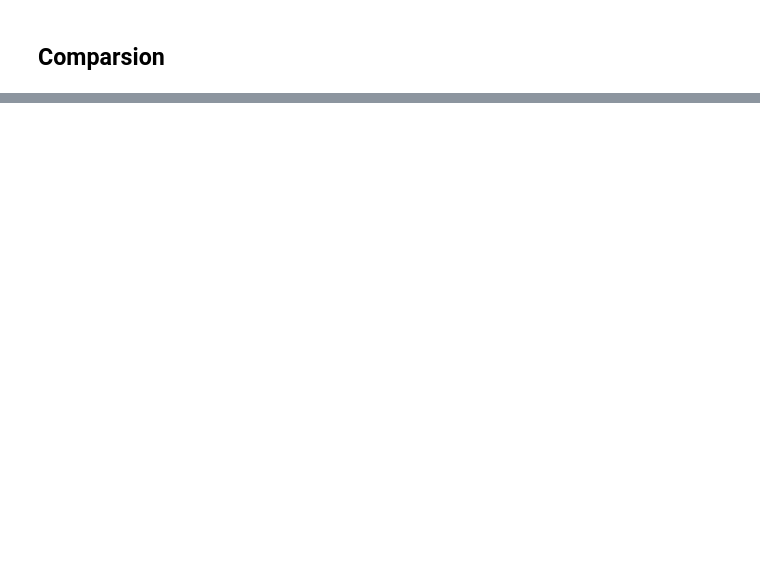
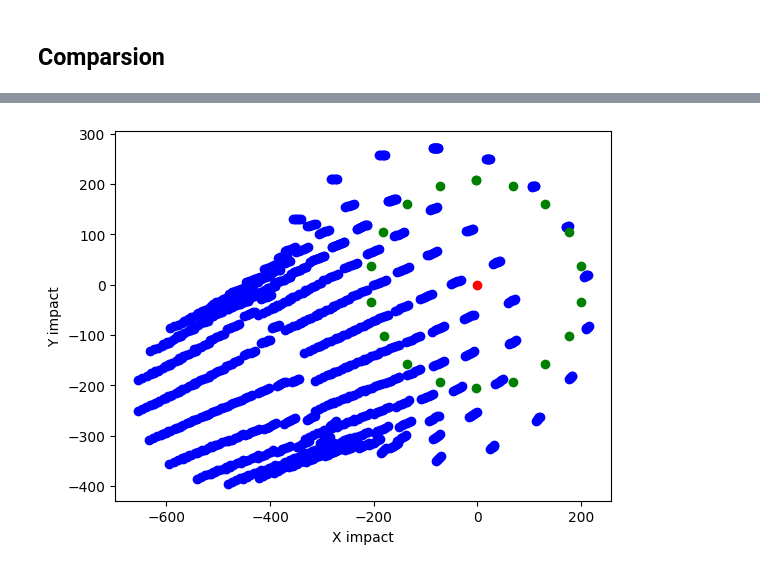
Before and after one commit to SpaceTeam/Lamarr_Flight_Simulation_RocketPy, a Jupyter notebook: Team26_RocketPy_v1_0_0.ipynb, the cells around one changed output, grey strips where cells are left out. Drawn from its saved outputs; the diff is of its cells as text; code cells hidden in the pictures; blank space fills up the shorter version.

Commit message:
small fixes
added visualization of touchdown, added variable step size in config

```diff
--- a/Team26_RocketPy_v1_0_0.ipynb
+++ b/Team26_RocketPy_v1_0_0.ipynb
@@ -1352,0 +1461,14 @@ Aerodynamic Forces Plots
+# %%
+if project == "CANSAT":
+    legend = False
+    all_flights += flights_w_p
+    all_flights += flights_payload
+
+    for flight in all_flights:
+        print(flight.name)
+        # print(flight._meta)
+    comparison_normal = CompareFlights(all_flights)
+    comparison_normal.trajectories_3d(legend=legend, filename = "3d.png")
+    comparison_normal.trajectories_2d(legend=legend, filename = "2d_xy.png", plane = "xy")
+    comparison_normal.trajectories_2d(legend=legend, filename = "2d_xz.png", plane = "xz")
+    comparison_normal.trajectories_2d(legend=legend, filename = "2d_yz.png", plane = "yz")
@@ -1352,0 +1495,47 @@ Aerodynamic Forces Plots
+# %%
+import matplotlib.pyplot as plt
+
+labels = []
+
+
+xs_p = []
+ys_p = []
+
+for flight in flights_payload:
+    xs_p.append(flight.x_impact)
+    ys_p.append(flight.y_impact)
+    #labels.append("payload")     # or flight.name
+
+plt.scatter(xs_p, ys_p, color="blue")
+
+
+xs_r = []
+ys_r = []
+
+for flight in flights_w_p:
+    xs_r.append(flight.x_impact)
+    ys_r.append(flight.y_impact)
+    #labels.append("rocket")     # or flight.name
+
+plt.scatter(xs_r, ys_r, color = "green")
+
+
+xs = xs_p+xs_r
+ys = ys_p+ys_r
+for x, y, label in zip(xs, ys, labels):
+    plt.text(x, y, label, fontsize=8)
+
+
+plt.scatter(0, 0, color= "red", label = "launchrail")
+
+
+plt.xlabel("X impact")
+plt.ylabel("Y impact")
+plt.show()
+
+# TODO: add exclusion Zones and retroactively mark headings leading to objects in exclusion zones as dangerous
+# Pseudocode:
+# if impact_x&&impact_y in excl_zone:
+#   dangerous_heading.add(simulation(x,y).heading)
+# %% [output]
+[figure, added]
```
Also changed, not shown: parts of 17 cells of this notebook, 1 other file.
